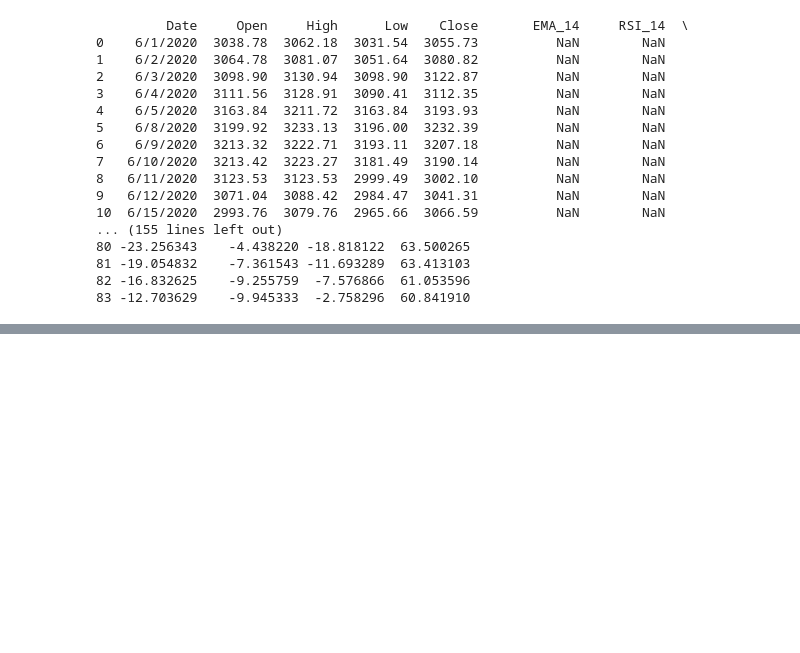
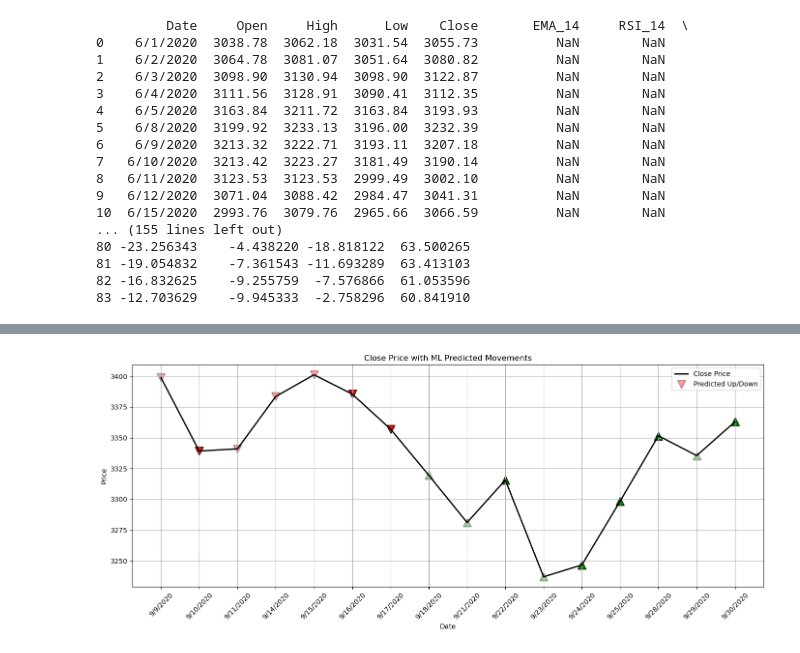
Before and after one commit to Tomukas10/Sentiment-analysis-and-machine-learning, a Jupyter notebook: TA(ML).ipynb, the cells around one changed output, grey strips where cells are left out. Cells and saved outputs as stored; diff of their text form; code cells hidden in the pictures; blank space fills up the shorter version.

```diff
--- a/TA(ML).ipynb
+++ b/TA(ML).ipynb
@@ -201,0 +209,5 @@ print(data)
+# %%
+from sklearn.linear_model import LogisticRegression
+
+model = LogisticRegression(max_iter=1000)
+model.fit(X_train, y_train)
@@ -201,0 +239,14 @@ print(data)
+# %%
+# Create target for test data similarly
+test_data["Target"] = (test_data["Close"].shift(-1) > test_data["Close"]).astype(int)
+test_data = test_data[:-1]  # drop last row
+
+X_test = test_data[feature_cols]
+y_test = test_data["Target"]
+
+# Predict
+preds = model.predict(X_test)
+
+# Evaluate accuracy
+from sklearn.metrics import accuracy_score
+print("Test Accuracy:", accuracy_score(y_test, preds))
@@ -201,0 +273,28 @@ print(data)
+# %%
+import matplotlib.pyplot as plt
+
+#test data selection
+close_test = data["Close"].iloc[-len(y_test):].values
+dates_test = data["Date"].iloc[-len(y_test):].values
+y_test_values = y_test.values
+
+#plottign of all the predictions over the actual close price
+plt.figure(figsize=(14,6))
+plt.plot(dates_test, close_test, label="Close Price", color="black", linewidth=2)
+
+for i, pred in enumerate(preds):
+    color = "green" if pred == 1 else "red"
+    marker = '^' if pred == 1 else 'v'
+    alpha = 1.0 if pred == y_test_values[i] else 0.4
+    plt.scatter(dates_test[i], close_test[i], color=color, s=150, marker=marker, alpha=alpha, edgecolors='k')
+
+plt.title("Close Price with ML Predicted Movements")
+plt.xlabel("Date")
+plt.ylabel("Price")
+plt.xticks(rotation=45)  # rotate dates for readability
+plt.legend(["Close Price", "Predicted Up/Down"])
+plt.grid(True)
+plt.tight_layout()
+plt.show()
+# %% [output]
+[figure, added]
```
Also changed, not shown: parts of 13 cells of this notebook.
